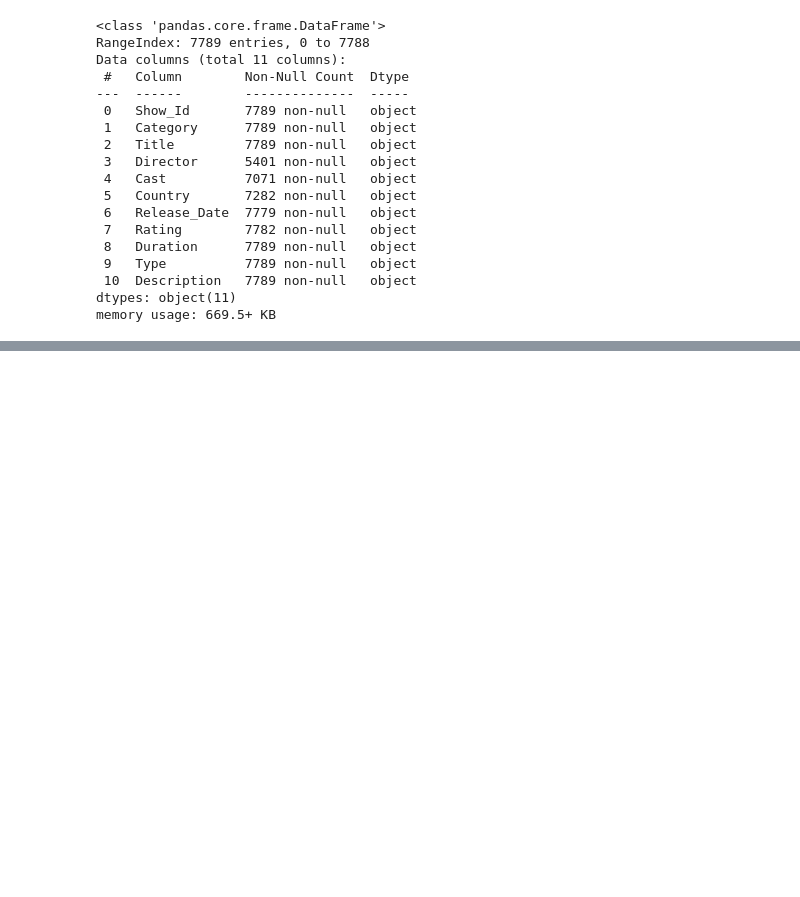
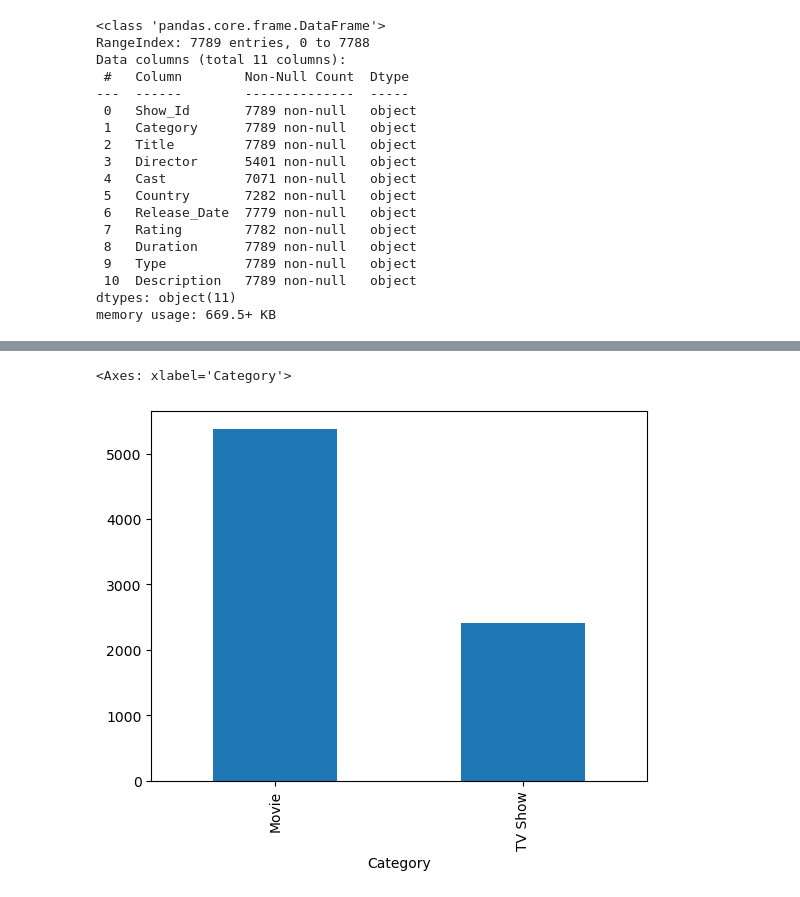
Before and after one commit to Sri-dinesh/data-analysis-projects, a Jupyter notebook: NetFlix/NetFlix-DataAnalysis.ipynb, the cells around one changed output, grey strips where cells are left out. Cells and saved outputs as stored; diff of their text form; code cells hidden in the pictures; blank space fills up the shorter version.

```diff
--- a/NetFlix/NetFlix-DataAnalysis.ipynb
+++ b/NetFlix/NetFlix-DataAnalysis.ipynb
@@ -96,0 +274,5 @@ memory usage: 669.5+ KB
+# %%
+data.groupby('Category').Category.count().plot(kind='bar')
+# %% [output]
+<Axes: xlabel='Category'>
+[figure, added]
```
Also changed, not shown: parts of 21 cells of this notebook.
